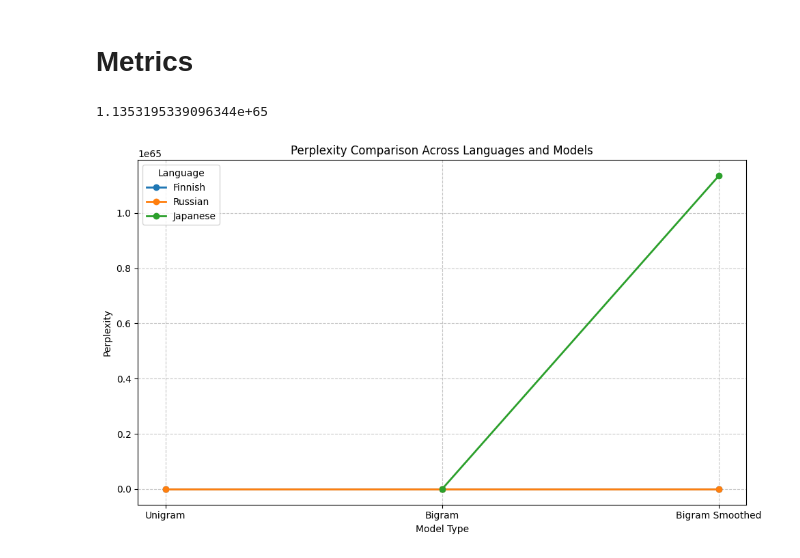
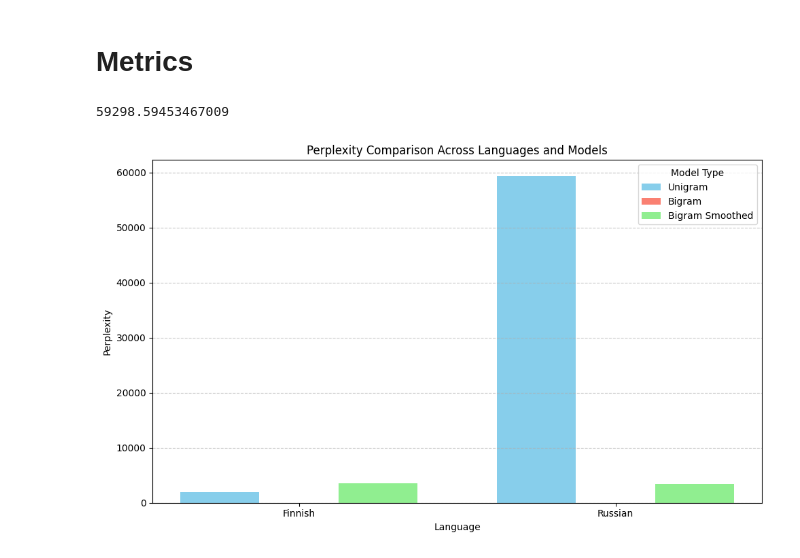
Before and after one commit to janljubas/nlp-project-group15, a Jupyter notebook: week_2/code_week_2.ipynb, the cells around one changed output. Saved outputs shown, nothing was run; the diff lists cells and outputs as text; code cells hidden in the pictures.

Commit message:
wip: plotting changes

```diff
--- a/week_2/code_week_2.ipynb
+++ b/week_2/code_week_2.ipynb
@@ -560,53 +560,60 @@ perplexity_ru_bigram_smoothed = calculate_perplexity(russian_log_prob_bi_smoothi
 
 perplexity_ja_bigram = calculate_perplexity(japanese_log_prob_bi_no_smoothing, japanese_sentences)
 perplexity_ja_bigram_smoothed = calculate_perplexity(japanese_log_prob_bi_smoothing, japanese_sentences)
-# %%
-perplexity_ja_bigram_smoothed
-# %% [output]
-1.1353195339096344e+65
+# %%
+perplexity_ru_unigram
+# %% [output]
+59298.59453467009
 # %%
 import matplotlib.pyplot as plt
 
-# Perplexity values for each language and model
 perplexities = {
     'Finnish': {
         'Unigram': perplexity_fi_unigram,
         'Bigram': perplexity_fi_bigram,
         'Bigram Smoothed': perplexity_fi_bigram_smoothed,
     },
     'Russian': {
         'Unigram': perplexity_ru_unigram,
         'Bigram': perplexity_ru_bigram,
         'Bigram Smoothed': perplexity_ru_bigram_smoothed,
     },
-    'Japanese': {
-        'Bigram': perplexity_ja_bigram,
-        'Bigram Smoothed': perplexity_ja_bigram_smoothed
-    }
 }
 
 # Preparing data for plotting
 languages = list(perplexities.keys())
 models = ['Unigram', 'Bigram', 'Bigram Smoothed']
-x = range(len(models))
+x = np.arange(len(languages))  # x locations for the languages
+width = 0.25  # Width of bars
 
-# Plotting
+values_unigram = [perplexities[language].get('Unigram', None) for language in languages]
+values_bigram = [perplexities[language].get('Bigram', None) for language in languages]
+values_bigram_smoothed = [perplexities[language].get('Bigram Smoothed', None) for language in languages]
+
+
+# Double-checking all values are integers by converting any remaining None values to 0 explicitly and type-casting
+values_unigram = [int(val) if val is not None else 0 for val in values_unigram]
+values_bigram = [int(val) if val is not None else 0 for val in values_bigram]
+values_bigram_smoothed = [int(val) if val is not None else 0 for val in values_bigram_smoothed]
+
+# Plotting again
 fig, ax = plt.subplots(figsize=(10, 6))
 
-for i, language in enumerate(languages):
-    language_perplexities = [perplexities[language].get(model, None) for model in models]
-    ax.plot(x, language_perplexities, marker='o', label=language, linewidth=2)
+# Creating bars for each model type, side-by-side
+ax.bar(x - width, values_unigram, width, label='Unigram', color='skyblue')
+ax.bar(x, values_bigram, width, label='Bigram', color='salmon')
+ax.bar(x + width, values_bigram_smoothed, width, label='Bigram Smoothed', color='lightgreen')
 
 # Customizing plot
 ax.set_xticks(x)
-ax.set_xticklabels(models)
-ax.set_xlabel("Model Type")
+ax.set_xticklabels(languages)
+ax.set_xlabel("Language")
 ax.set_ylabel("Perplexity")
 ax.set_title("Perplexity Comparison Across Languages and Models")
-ax.legend(title="Language")
-ax.grid(True, linestyle='--', alpha=0.7)
+ax.legend(title="Model Type")
+ax.grid(axis='y', linestyle='--', alpha=0.7)
 
 plt.tight_layout()
 plt.show()
 # %% [output]
-[figure, old version]
+[figure, new version]
```
